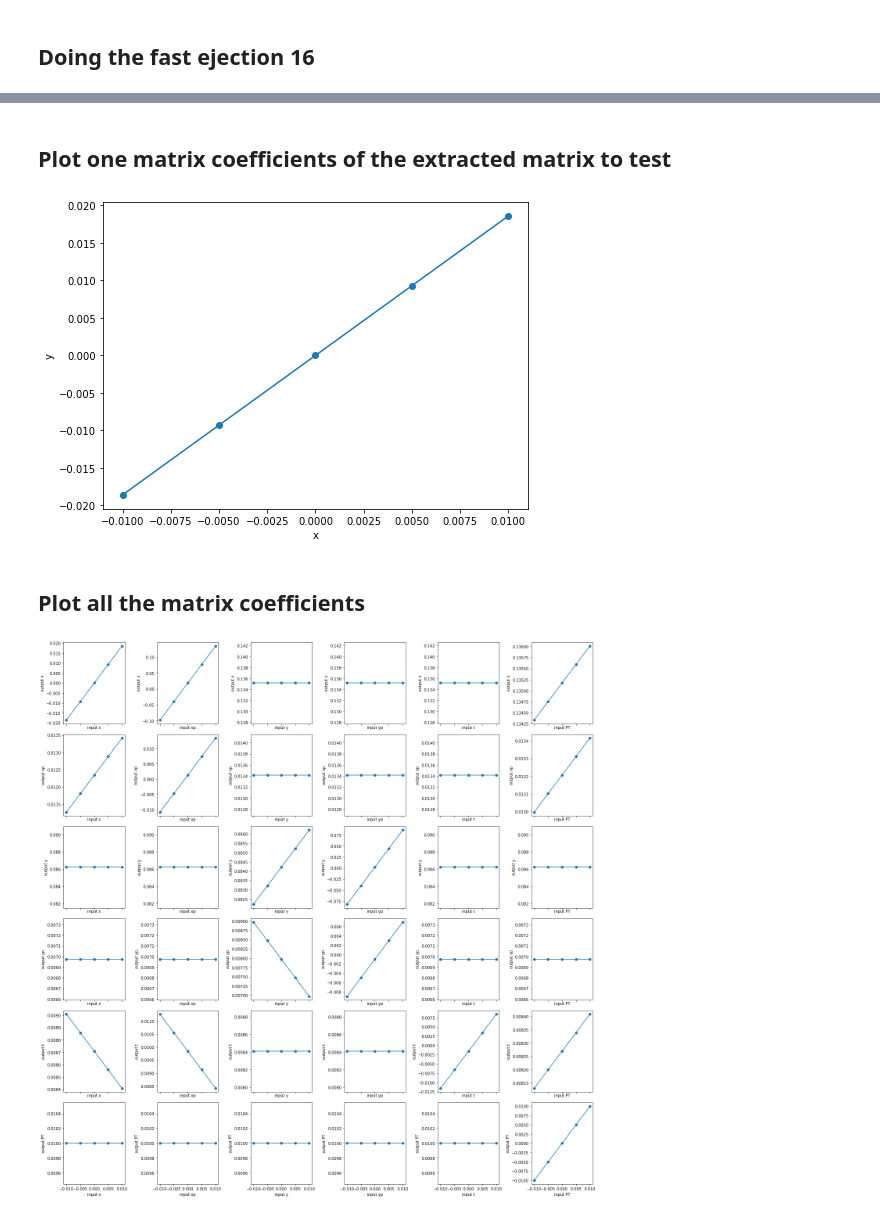
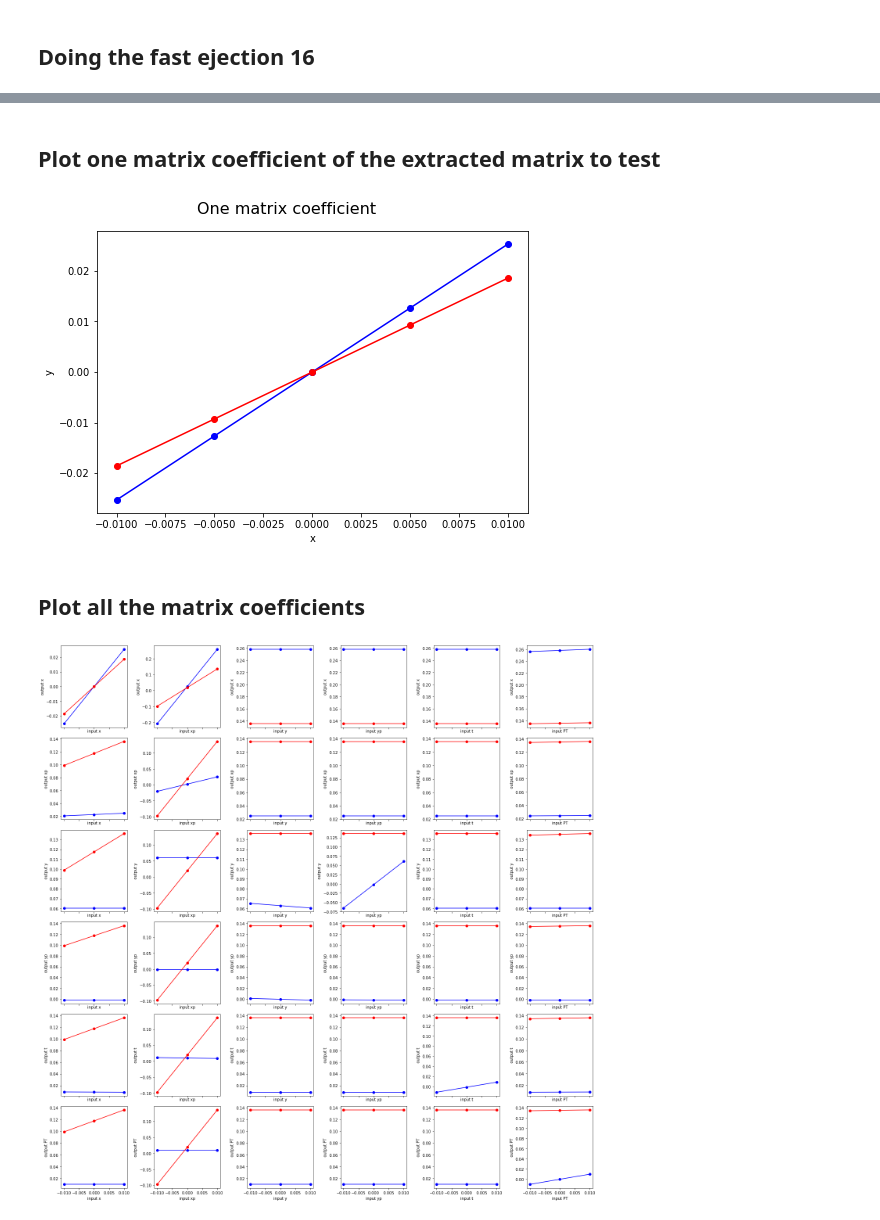
Before and after one commit to eliottjohnson/MADX-Examples-Eliott, a Jupyter notebook: TMatrix-to-MADX.ipynb, the cells around one changed output, grey strips where cells are left out. Saved outputs shown, nothing was run; the diff lists cells and outputs as text; code cells hidden in the pictures.

Commit message:
Superimposed Francesco matrix on main plot

```diff
--- a/TMatrix-to-MADX.ipynb
+++ b/TMatrix-to-MADX.ipynb
@@ -325,7 +322,9 @@ plt.ylabel('beta [m]')
 plt.legend()
 plt.show()
 
-matExtracted = get_matrix_from_twiss(twiss)
+matExtracted16 = get_matrix_from_twiss(twiss)
+print ("Francesco's extracted matrix:\n\n",matExtracted)
+madx.quit()
 # %% [output]
   ++++++++++++++++++++++++++++++++++++++++++++
   +     MAD-X 5.06.01  (64 bit, Linux)       +
@@ -338,45 +357,54 @@ matExtracted = get_matrix_from_twiss(twiss)
 # %% [markdown]
-## Plot one matrix coefficients of the extracted matrix to test
+## Plot one matrix coefficient of the extracted matrix to test
 # %%
 if True: # Necessary otherwise you get an output in the console
     values_lim = 0.01  # calculate the coefficient in the range +/-values_lim
     values_no = 5      # choose how many points you want to calculate
     xvalues = np.linspace(-values_lim, values_lim, values_no)
-    yvalues = np.zeros(values_no)
+    yvaluesEwa = np.zeros(values_no)
+    yvalues16 = np.zeros(values_no) #16 as in fast extraction in 16
     vectorOld = np.array([[0.], [0.], [0.], [0.], [0.], [0.]])
 
     for i in range (0,values_no):
         vectorOld[0]=xvalues[i]
-        vectorNew = np.dot(matExtracted,vectorOld)
-        yvalues[i]=vectorNew[0]
+        vectorNewEwa = np.dot(matExtracted,vectorOld)
+        vectorNew16 = np.dot(matExtracted16,vectorOld)
+        yvaluesEwa[i]=vectorNewEwa[0]
+        yvalues16[i]=vectorNew16[0]
 
     fig, ax = plt.subplots(1, 1, figsize=(7,5), tight_layout=True, sharex=True)
-    ax.plot(xvalues, yvalues, marker = 'o')
+
+    ax.plot(xvalues, yvaluesEwa, marker = 'o', color = 'b')
+    ax.plot(xvalues, yvalues16, marker = 'o', color = 'r')
     ax.set_xlabel("x")
     ax.set_ylabel("y")
 # %% [output]
-[figure, old version]
+[figure, new version]
 # %% [markdown]
 ## Plot all the matrix coefficients
 # %%
 var_names = ("x", "xp", "y", "yp", "t", "PT")
-values_no = 5
+values_no = 3
 values_lim = 0.01
 xvalues = np.linspace(-values_lim, values_lim, values_no)
 vectorOld = np.array([[0.], [0.], [0.], [0.], [0.], [0.]])
 
 fig, ax = plt.subplots(6,6, figsize=(20,20), tight_layout=True, sharex=True)
 for k in range(6): # Here increment the rows
     for j in range (6): # Here we increment the columns
-        yvalues = np.zeros(values_no)
+        yvaluesEwa = np.zeros(values_no)
+        yvalues16 = np.zeros(values_no)
         for i in range (values_no): # In this loop we change the i value from the linspace to varie the input and look at how it impacts the output
             vectorOld[j]=xvalues[i]
-            vectorNew = np.dot(matExtracted,vectorOld)
-            yvalues[i]=vectorNew[k]
+            vectorNewEwa = np.dot(matExtracted,vectorOld)
+            vectorNew16 = np.dot(matExtracted16,vectorOld)
+            yvaluesEwa[i]=vectorNewEwa[k]
+            yvalues16[i]=vectorNew16[0]
 
-        ax[k,j].plot(xvalues, yvalues, marker = 'o')
+        ax[k,j].plot(xvalues, yvaluesEwa, marker = 'o', color = 'b')
+        ax[k,j].plot(xvalues, yvalues16, marker = 'o', color = 'r')
         ax[k,j].set_xlabel("input "+var_names[j])
         ax[k,j].set_ylabel("output "+var_names[k])
-fig.savefig("plot.pdf", bbox_inches='tight')
+fig.savefig("Matrix-coefficients.pdf", bbox_inches='tight')
 # %% [output]
-[figure, old version]
+[figure, new version]
```
Also changed, not shown: parts of 4 cells of this notebook, 3 other files.
